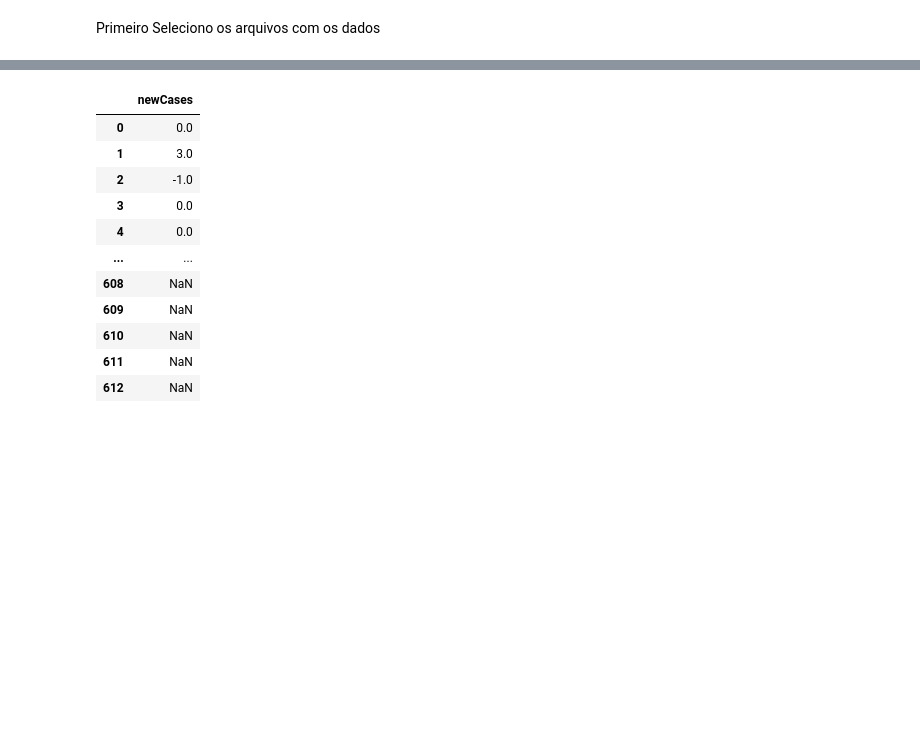
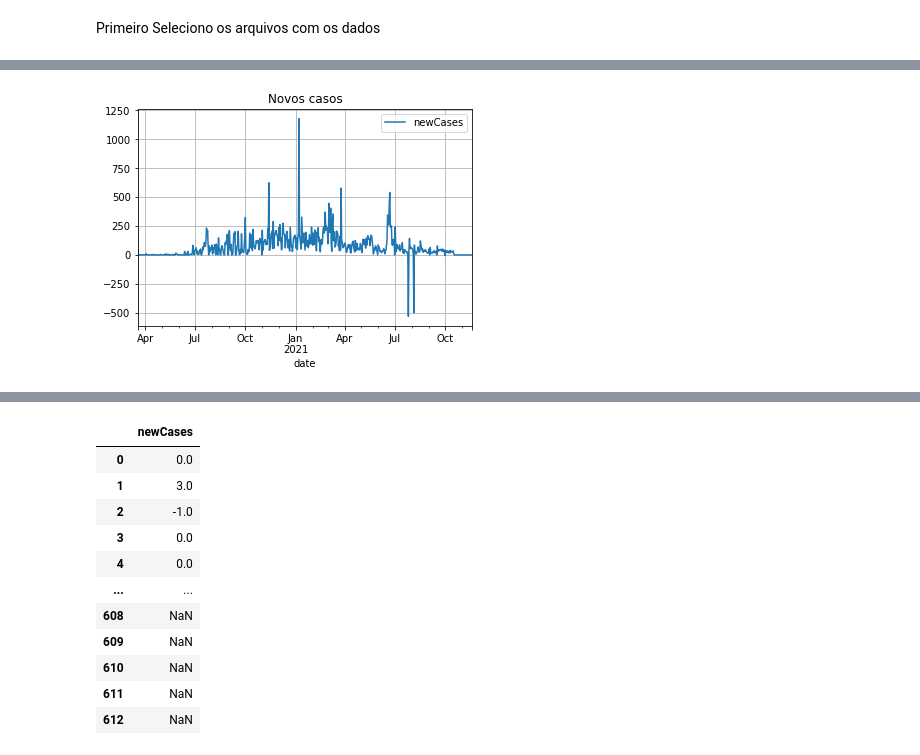
Before and after one commit to marcusmvfa/Covid-19Forecast, a Jupyter notebook: CovidForecastTCC.ipynb, the cells around one changed output, grey strips where cells are left out. Saved outputs shown, nothing was run; the diff lists cells and outputs as text; code cells hidden in the pictures; blank space fills up the shorter version.

```diff
--- a/CovidForecastTCC.ipynb
+++ b/CovidForecastTCC.ipynb
@@ -52,5 +51,7 @@ deaths_by_totalCases               float64
 dtype: object
 # %%
-# df.plot(x='date', y=['newCases'], grid=True);
+df.plot(x='date', y=['newCases'],title='Novos casos',grid=True);
 
 # df.loc[df.index == 505, 'newCases'] = 500
+# %% [output]
+[figure, added]
```
Also changed, not shown: parts of 42 cells of this notebook.
